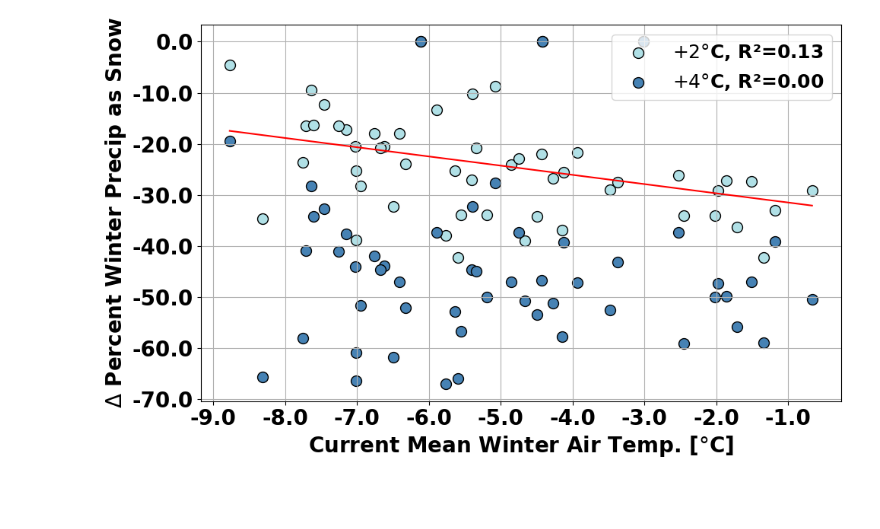
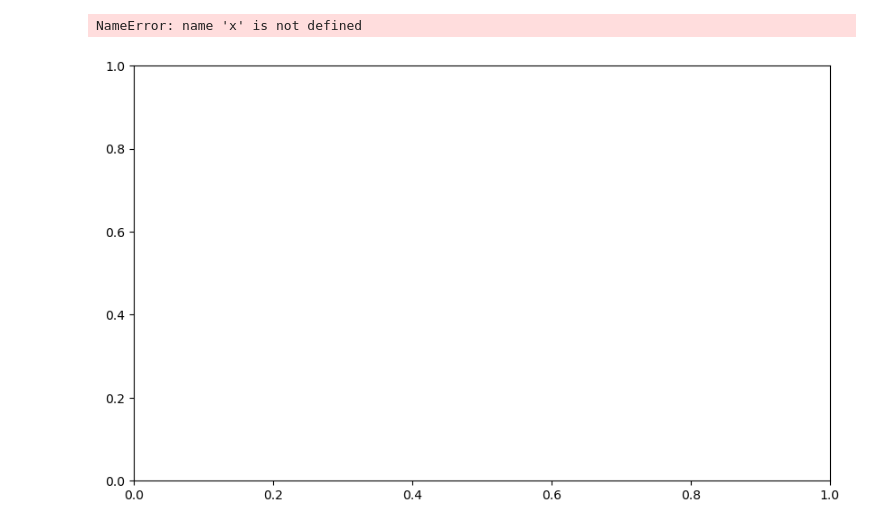
Before and after one commit to clinton-alden/summa_icelayers, a Jupyter notebook: analysis/11_rain_snow_fraction.ipynb, the cells around one changed output. Saved outputs shown, nothing was run; the diff lists cells and outputs as text; code cells hidden in the pictures; blank space fills up the shorter version.

```diff
--- a/analysis/11_rain_snow_fraction.ipynb
+++ b/analysis/11_rain_snow_fraction.ipynb
@@ -15,6 +15,13 @@ from matplotlib.ticker import FixedLocator
 
 # Create a FontProperties object with bold font weight
 bold_font = FontProperties(weight='bold')
+# %%
+def regression(independent_var, dependent_var):
+    slope, intercept, r_value, p_value, std_err = linregress(independent_var, dependent_var)
+    x = np.linspace(independent_var.min(), independent_var.max(), 100)
+    r_squared = r_value**2
+    y = slope * x + intercept
+    return x, y, r_squared
 # %%
 sntls = pd.read_csv('./sntl_list_ski_temps_snowfrac.csv')
 
@@ -66,11 +73,8 @@ plt.subplots_adjust(wspace=40)
 
 # Panel 1: Temperature
 # Calculate the coefficients of the linear regression line for +2K
-slope, intercept, r_value, p_value, std_err = linregress(filtered_data['mean_temp_djf'],
-                                                         filtered_data['snow_precip_frac_2C'] - filtered_data['snow_precip_frac'])
-r_squared = r_value**2
-x = np.linspace(filtered_data['mean_temp_djf'].min(), filtered_data['mean_temp_djf'].max(), 100)
-y = slope * x + intercept
+regression(filtered_data['mean_temp_djf'],
+           filtered_data['snow_precip_frac_2C'] - filtered_data['snow_precip_frac'])
 ax.plot(x, y, color='red')
 ax.scatter(filtered_data['mean_temp_djf'], (filtered_data['snow_precip_frac_2C'] - filtered_data['snow_precip_frac']),
             c='powderblue', label=f'$+2\degree$C, R²={r_squared:.2f}', edgecolor='k', s=100)
@@ -84,31 +88,32 @@ y = slope * x + intercept
 ax.scatter(filtered_data['mean_temp_djf'], (filtered_data['snow_precip_frac_4C'] - filtered_data['snow_precip_frac']),
             c='steelblue', label=f'$+4\degree$C, R²={r_squared:.2f}', edgecolor='k', s=100)
 
 # Set the tick positions explicitly
 ax.xaxis.set_major_locator(FixedLocator(ax.get_xticks()))
 ax.yaxis.set_major_locator(FixedLocator(ax.get_yticks()))
 
 # Change the fontsize and fontweight of x tick labels
 ax.set_xticklabels(ax.get_xticks(), fontproperties=tick_font_properties)
 # Change the fontsize and fontweight of y tick labels
 ax.set_yticklabels(ax.get_yticks(), fontproperties=tick_font_properties)
 
 # Ensure all tick labels are displayed correctly
 ax.xaxis.set_tick_params(labelsize=20)
 ax.yaxis.set_tick_params(labelsize=20)
 
 ax.set_xlabel('Current Mean Winter Air Temp. [$ \degree $C]', fontweight='bold', fontsize=20)
 ax.set_ylabel('$\Delta$ Percent Winter Precip as Snow', fontweight='bold', fontsize=20)
 ax.grid(True)
 # Apply the font properties to the legend
 ax.legend(prop=font_properties)
 
 
 # # Add labels (a) and (b)
 # ax1.text(-0.1, 1.1, 'A', transform=ax1.transAxes, fontsize=30, fontweight='bold', va='top', ha='right')
 # ax2.text(-0.1, 1.1, 'B', transform=ax2.transAxes, fontsize=30, fontweight='bold', va='top', ha='right')
 
 plt.tight_layout()
 # plt.show()
 # %% [output]
+NameError: name 'x' is not defined
-[figure, old version]
+[figure, new version]
```
Also changed, not shown: 26 other files.
